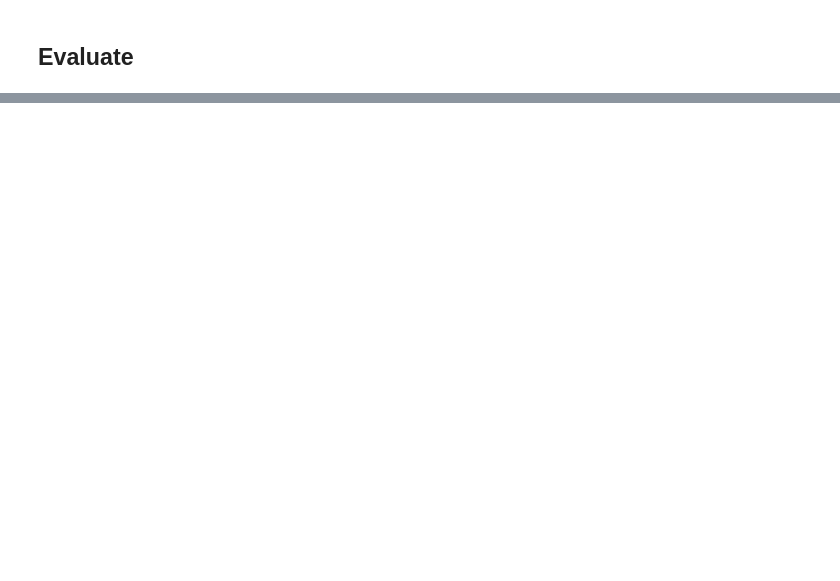
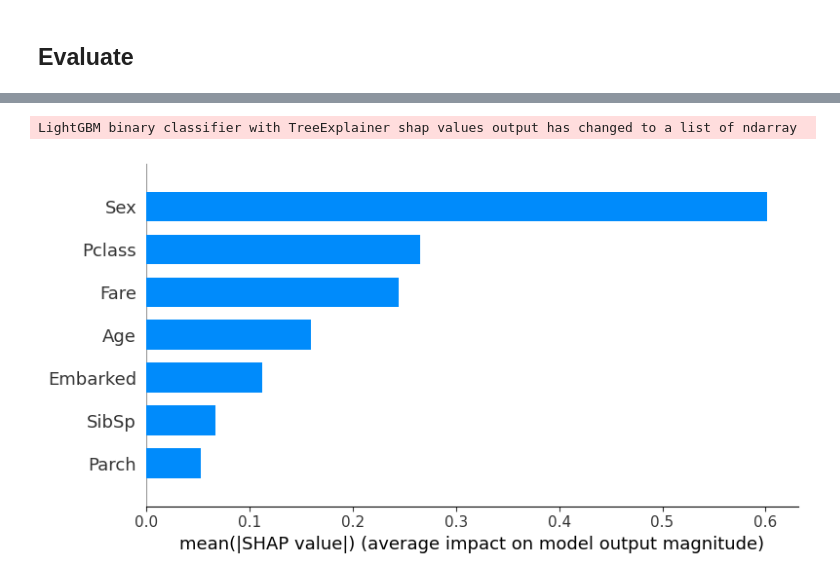
Before and after one commit to italocosilva/ds-for-beginners, a Jupyter notebook: notebooks/02-almost-perfect-model.ipynb, the cells around one changed output, grey strips where cells are left out. Saved outputs shown, nothing was run; the diff lists cells and outputs as text; code cells hidden in the pictures; blank space fills up the shorter version.

Commit message:
Update almost perfect model

```diff
--- a/notebooks/02-almost-perfect-model.ipynb
+++ b/notebooks/02-almost-perfect-model.ipynb
@@ -76,5 +79,8 @@ df_train.shape, df_test.shape
 # %% [markdown]
 ## Hyperparameter tuning
 # %%
-study = optuna.create_study(direction="maximize", storage="sqlite:///optuna.db", pruner=optuna.pruners.HyperbandPruner())
+try:
+    study = optuna.load_study(storage="sqlite:///optuna.db")
+except:
+    study = optuna.create_study(direction="maximize", storage="sqlite:///optuna.db", pruner=optuna.pruners.HyperbandPruner())
 # %% [output]
@@ -154,0 +179,9 @@ roc_auc_score(df_train[TARGET], df_train["pred"]), roc_auc_score(df_test[TARGET]
+# %%
+explainer = shap.TreeExplainer(model)
+shap_values = explainer.shap_values(df_test[FEATURES])
+# %% [output]
+LightGBM binary classifier with TreeExplainer shap values output has changed to a list of ndarray
+# %%
+shap.summary_plot(shap_values, df_test[FEATURES], plot_type="bar")
+# %% [output]
+[figure, added]
```
Also changed, not shown: parts of 13 cells of this notebook, 1 other file.
